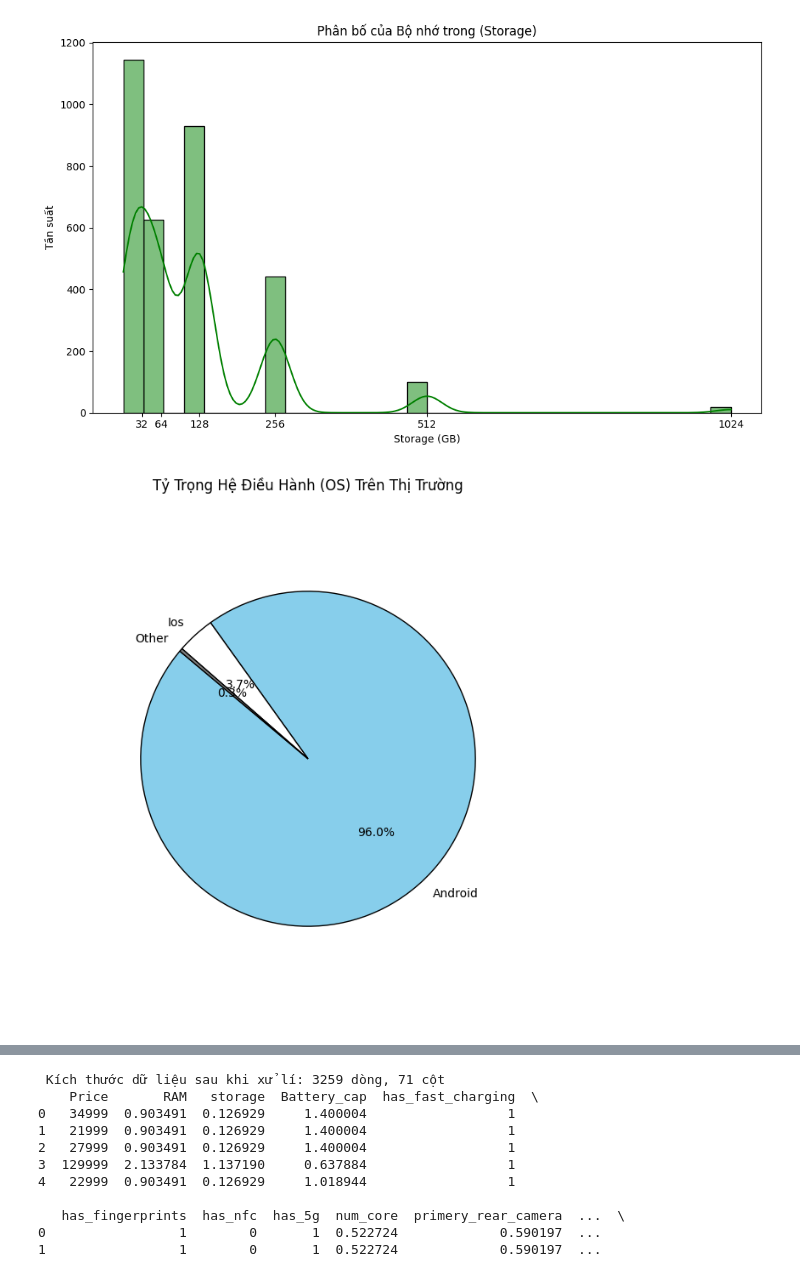
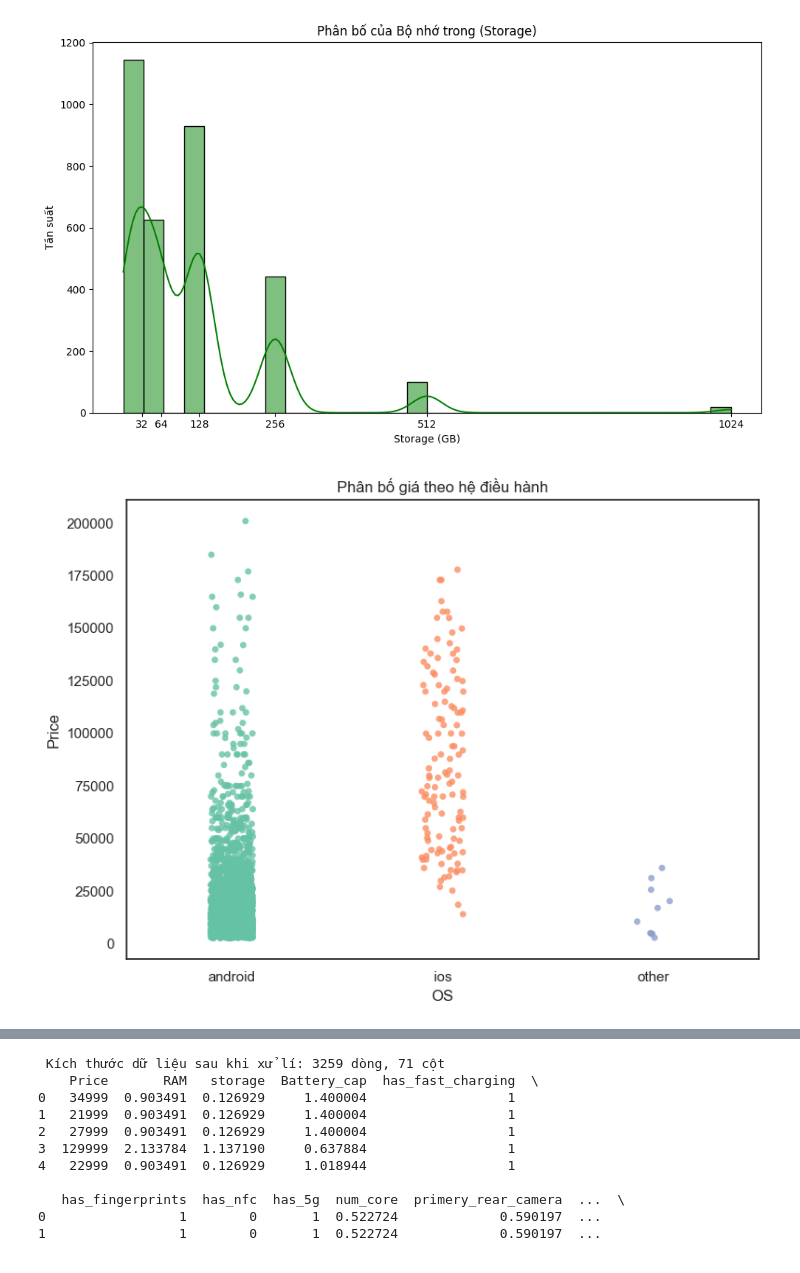
Before and after one commit to grst0610/Machine-learning, a Jupyter notebook: project.ipynb, the cells around one changed output, grey strips where cells are left out. Saved outputs shown, nothing was run; the diff lists cells and outputs as text; code cells hidden in the pictures.

```diff
--- a/project.ipynb
+++ b/project.ipynb
@@ -174,29 +207,76 @@ plt.show()
 # %%
 import matplotlib.pyplot as plt
 import seaborn as sns
 import warnings
 warnings.filterwarnings('ignore')
 
-sns.set_theme(style="whitegrid")
-plt.style.use('default')
+sns.set_theme(style="white")
+plt.rcParams['figure.facecolor'] = 'white'
+plt.rcParams['axes.facecolor'] = 'white'
 
-# 1. Hệ điều hành (OS)
-plt.figure(figsize=(10, 8))
-os_counts = df['OS'].value_counts()
-plt.pie(os_counts.values, labels=[label.title() for label in os_counts.index],
-        autopct='%1.1f%%', startangle=140, radius=0.8, # Thêm radius=0.8 để thu nhỏ biểu đồ tròn
-        colors=['skyblue', 'white', 'gray'],
-        wedgeprops={'edgecolor': 'black'})
-plt.title('Tỷ Trọng Hệ Điều Hành (OS) Trên Thị Trường')
+# -------------------------------
+# 1. OS vs Price
+# -------------------------------
+plt.figure(figsize=(8, 6))
+sns.stripplot(data=df, x='OS', y='Price',
+              jitter=True, alpha=0.8, palette='Set2')
+plt.title('Phân bố giá theo hệ điều hành')
+plt.xlabel('OS')
+plt.ylabel('Price')
+plt.tight_layout()
 plt.show()
 
-# 2. Thương hiệu (Brand)
-plt.figure(figsize=(12, 8))
-top_brands = df['brand_name'].value_counts().head(10)
-sns.barplot(x=top_brands.values, y=[str(x).title() for x in top_brands.index], palette="viridis")
-plt.title('Top 10 Thương Hiệu Sở Hữu Nhiều Mẫu Điện Thoại Nhất')
-plt.xlabel('Số lượng mẫu (Models)')
-plt.ylabel('Thương hiệu')
+# -------------------------------
+# 2. display_types vs Price
+# -------------------------------
+plt.figure(figsize=(10, 6))
+
+palette_custom = {
+    'amoled display': 'red',
+    'oled display': 'green',
+    'lcd display': 'blue',
+    'tft display': 'black',
+    'other display': 'orange'
+}
+
+sns.stripplot(
+    data=df,
+    x='display_types',
+    y='Price',
+    jitter=True,
+    alpha=0.6,
+    palette=palette_custom
+)
+
+plt.title('Phân bố giá theo loại màn hình')
+plt.xlabel('display_types')
+plt.ylabel('Price')
+plt.xticks(rotation=45)
+plt.tight_layout()
 plt.show()
+
+# -------------------------------
+# 3. has_nfc vs Price
+# -------------------------------
+plt.figure(figsize=(8, 6))
+sns.stripplot(data=df, x='has_nfc', y='Price',
+              jitter=True, alpha=0.8, palette='Pastel1')
+plt.title('Phân bố giá theo tính năng NFC')
+plt.xlabel('has_nfc (0: Không, 1: Có)')
+plt.ylabel('Price')
+plt.tight_layout()
+plt.show()
+
+# -------------------------------
+# 4. has_5g vs Price
+# -------------------------------
+plt.figure(figsize=(8, 6))
+sns.stripplot(data=df, x='has_5g', y='Price',
+              jitter=True, alpha=0.8, palette='Pastel2')
+plt.title('Phân bố giá theo hỗ trợ 5G')
+plt.xlabel('has_5g (0: Không, 1: Có)')
+plt.ylabel('Price')
+plt.tight_layout()
+plt.show()
 # %% [output]
-[figure, old version]
+[figure, new version]
```
Also changed, not shown: parts of 13 cells of this notebook.
